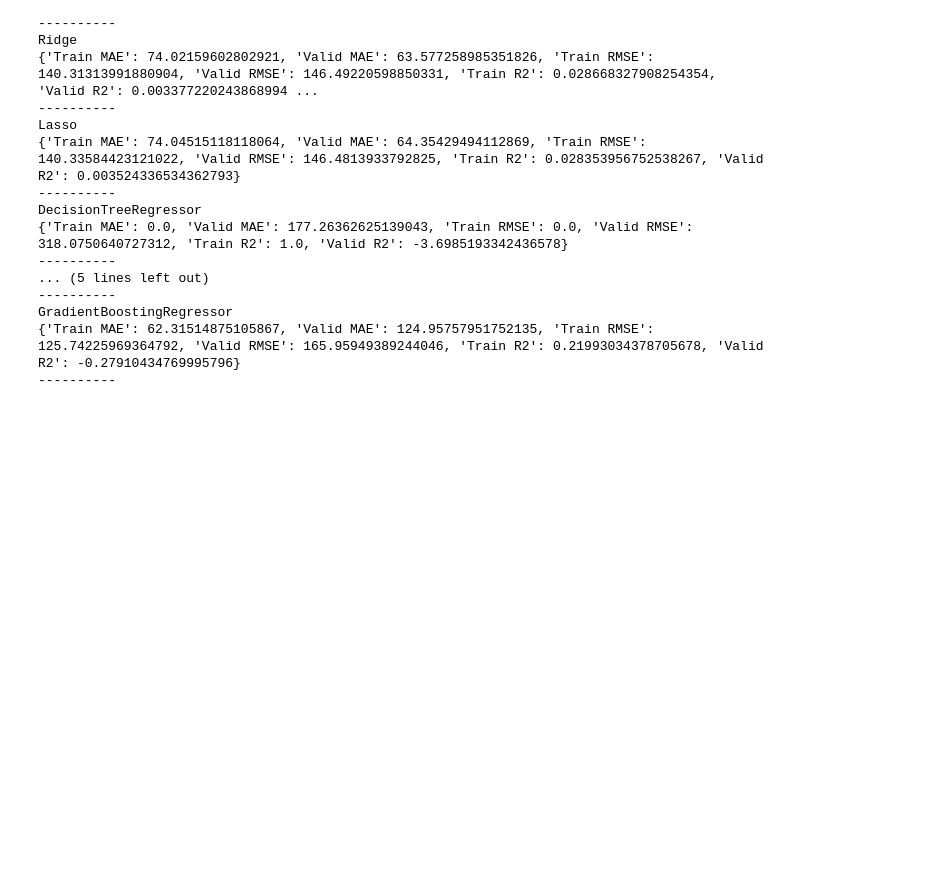
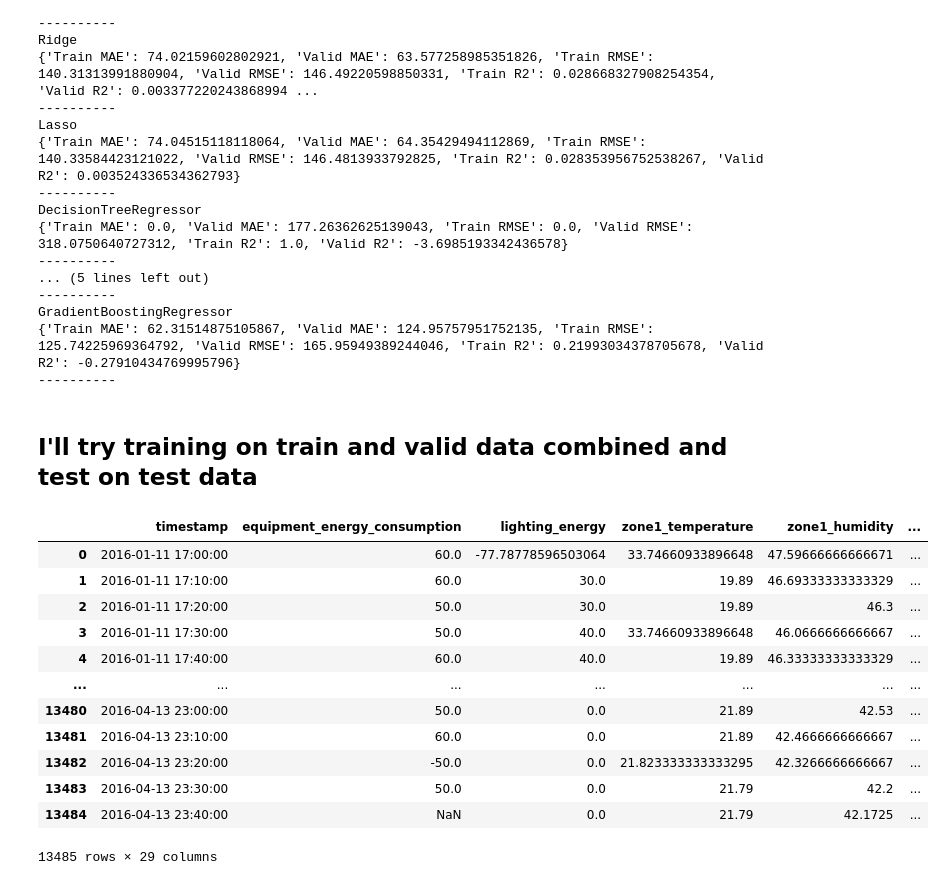
Before and after one commit to Shuraimi/DS-Intern-Assignment-Shuraim-Shafiulla-B, a Jupyter notebook: Smart Factory Energy Prediction Challenge-Final notebook.ipynb, the cells around one changed output. Saved outputs shown, nothing was run; the diff lists cells and outputs as text; code cells hidden in the pictures; blank space fills up the shorter version.

```diff
--- a/Smart Factory Energy Prediction Challenge-Final notebook.ipynb
+++ b/Smart Factory Energy Prediction Challenge-Final notebook.ipynb
@@ -1701,3 +1668,21 @@ DecisionTreeRegressor
 GradientBoostingRegressor
 {'Train MAE': 62.31514875105867, 'Valid MAE': 124.95757951752135, 'Train RMSE': 125.74225969364792, 'Valid RMSE': 165.95949389244046, 'Train R2': 0.21993034378705678, 'Valid R2': -0.27910434769995796}
 ----------
+# %% [markdown]
+## I'll try training on train and valid data combined and test on test data
+# %%
+train_and_valid_data
+# %% [output]
+|  | timestamp | equipment_energy_consumption | lighting_energy | zone1_temperature | zone1_humidity | ... |
+| 0 | 2016-01-11 17:00:00 | 60.0 | -77.78778596503064 | 33.74660933896648 | 47.59666666666671 | ... |
+| 1 | 2016-01-11 17:10:00 | 60.0 | 30.0 | 19.89 | 46.69333333333329 | ... |
+| 2 | 2016-01-11 17:20:00 | 50.0 | 30.0 | 19.89 | 46.3 | ... |
+| 3 | 2016-01-11 17:30:00 | 50.0 | 40.0 | 33.74660933896648 | 46.0666666666667 | ... |
+| 4 | 2016-01-11 17:40:00 | 60.0 | 40.0 | 19.89 | 46.33333333333329 | ... |
+| ... | ... | ... | ... | ... | ... | ... |
+| 13480 | 2016-04-13 23:00:00 | 50.0 | 0.0 | 21.89 | 42.53 | ... |
+| 13481 | 2016-04-13 23:10:00 | 60.0 | 0.0 | 21.89 | 42.4666666666667 | ... |
+| 13482 | 2016-04-13 23:20:00 | -50.0 | 0.0 | 21.823333333333295 | 42.3266666666667 | ... |
+| 13483 | 2016-04-13 23:30:00 | 50.0 | 0.0 | 21.79 | 42.2 | ... |
+| 13484 | 2016-04-13 23:40:00 | NaN | 0.0 | 21.79 | 42.1725 | ... |
+13485 rows × 29 columns
```
Also changed, not shown: parts of 69 cells of this notebook, 10 other files.
